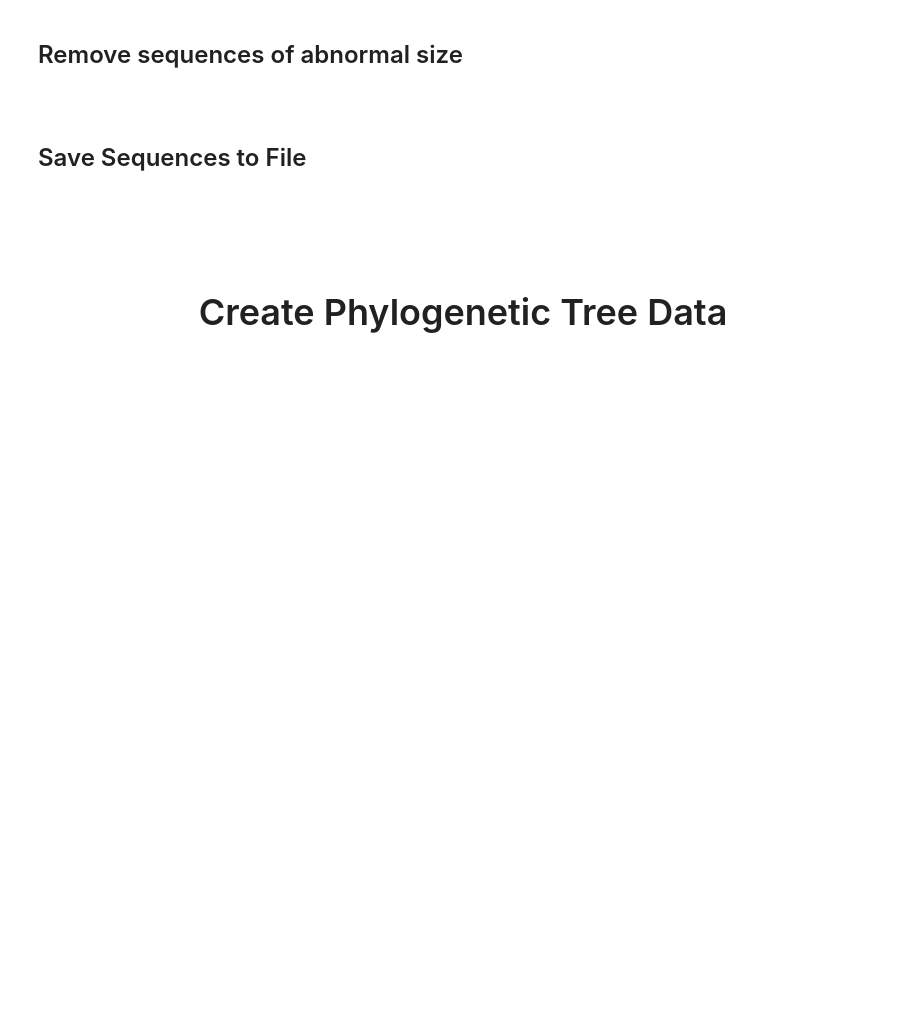
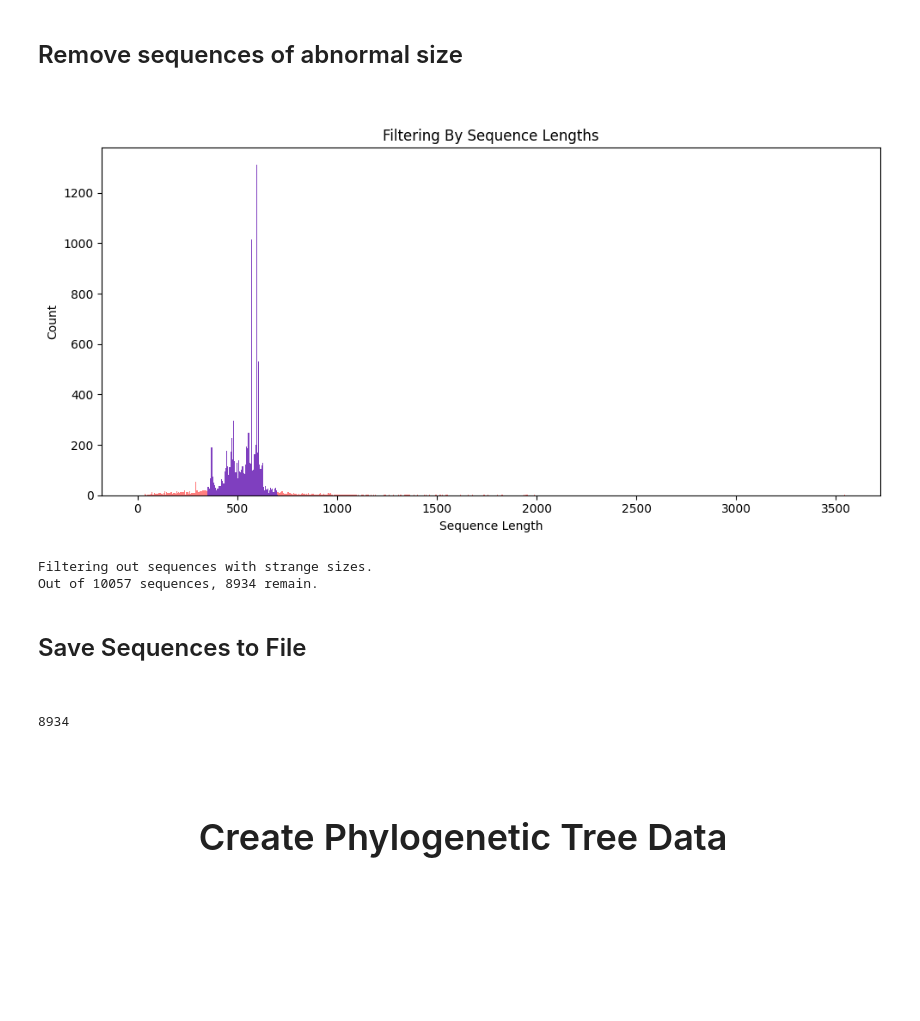
Before and after one commit to eric-gemmell/ASST_optimisation, a Jupyter notebook: src/scripts/1_Create_Initial_Dataset.ipynb, the cells around one changed output. Cells and saved outputs as stored; diff of their text form; code cells hidden in the pictures; blank space fills up the shorter version.

Commit message:
starting to create ASST tree

```diff
--- a/src/scripts/1_Create_Initial_Dataset.ipynb
+++ b/src/scripts/1_Create_Initial_Dataset.ipynb
@@ -32,3 +21,17 @@ alignment_input_filename = os.path.join(work_dir, "alignment_input_sequences.txt
+# %%
+#Where do you want to save all this data?
+work_dir = "../../data/ASST_processed_sequences/initial_dataset/"
+#
+interpro_filename = "../../data/ASST_raw_sequences/interpro_all_ASST_domain_sequences.txt"
+focused_sequences = [seqrec for seqrec in SeqIO.parse(interpro_filename,"fasta")]
+for seq in focused_sequences:
+    seq_id = seq.id.split(".")[0]
+    seq.id = seq_id
+    seq.name = seq_id
+    seq.description = seq_id
+if not os.path.exists(work_dir):
+    os.makedirs(work_dir)
+alignment_input_filename = os.path.join(work_dir, "alignment_input_sequences.txt")
 # %% [markdown]
 <h3 style="font-size:24px">Remove sequences with undefined codons</h3><br>
 # %%
@@ -45,7 +51,7 @@ focused_sequences = non_ambiguous_sequences
 # %% [markdown]
 <h3 style="font-size:24px">Remove sequences that are not Archaea or Bacteria</h3><br>
 # %%
-all_annotations_filename = "../raw_sequences/interpro_all_YcaO_annotated.json"
+all_annotations_filename = "../../data/ASST_raw_sequences/ASSTs_annotated_sequences.json"
 
 import json
 import tqdm
@@ -82,33 +100,39 @@ focused_sequences = taxonomy_selected_sequences
 # %%
 abnormal_sized_seqs = []
 size_filtered_sequences = []
 for seq in focused_sequences:
-    if(len(seq.seq) > 450 or len(seq.seq) < 340):
+    if(len(seq.seq) > 700 or len(seq.seq) < 350):
         abnormal_sized_seqs.append(seq)
     else:
         size_filtered_sequences.append(seq)
 
 pre_filter = [len(seq.seq) for seq in focused_sequences]
 filtered = [len(seq.seq) for seq in size_filtered_sequences]
 
 bin_width = 5
 bins = range(0, max(pre_filter + filtered) + bin_width, bin_width)
 
 fig, ax = plt.subplots(figsize=(10,5))
 ax.hist(pre_filter, bins, color='red', alpha=0.5, label='Pre-Filter')
 ax.hist(filtered, bins, color='blue', alpha=0.5, label='Filtered')
 ax.set_title("Filtering By Sequence Lengths")
 ax.set_xlabel("Sequence Length")
 ax.set_ylabel("Count")
 plt.tight_layout()
 plt.show()
 
 print(f"Filtering out sequences with strange sizes.\nOut of {len(focused_sequences)} sequences, {len(size_filtered_sequences)} remain.")
 focused_sequences = size_filtered_sequences
+# %% [output]
+[figure, added]
+Filtering out sequences with strange sizes.
+Out of 10057 sequences, 8934 remain.
 # %% [markdown]
 <h3 style="font-size:24px">Save Sequences to File</h3><br>
 # %%
 SeqIO.write(focused_sequences, alignment_input_filename, "fasta")
+# %% [output]
+8934
 # %% [markdown]
 <br><br>
 <h1 style="font-size:36px" align="center"> Create Phylogenetic Tree Data </h1><br><br><br><br><br><br>
```
Also changed, not shown: parts of 4 cells of this notebook, 24 other files.
